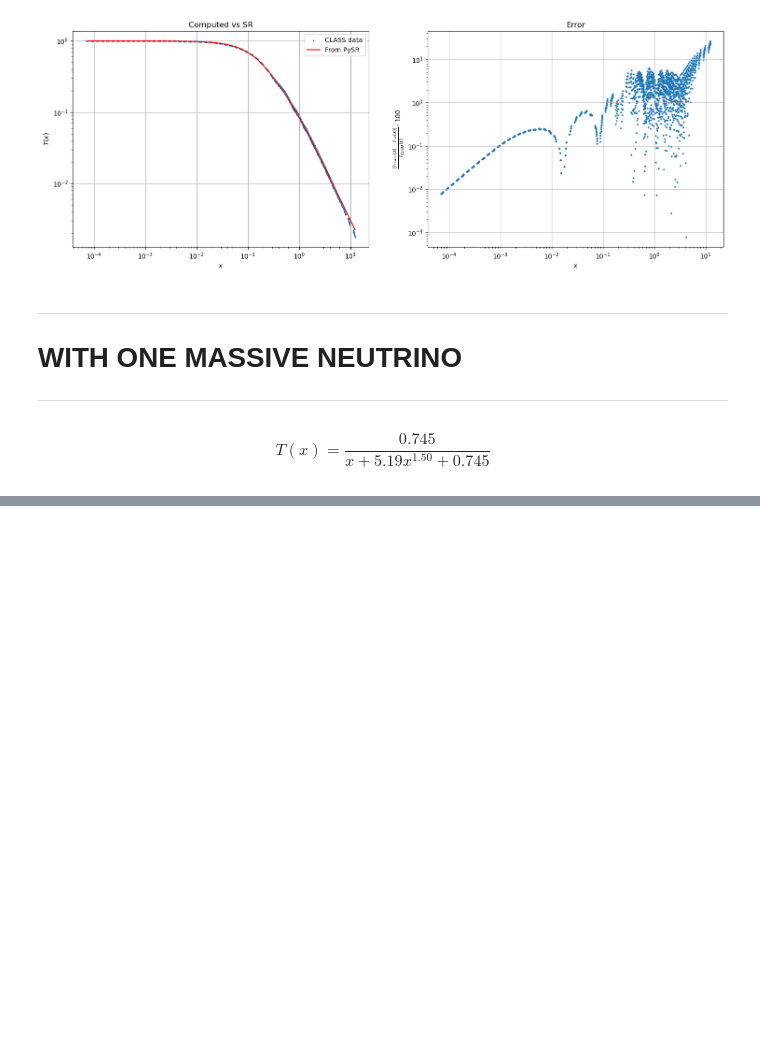
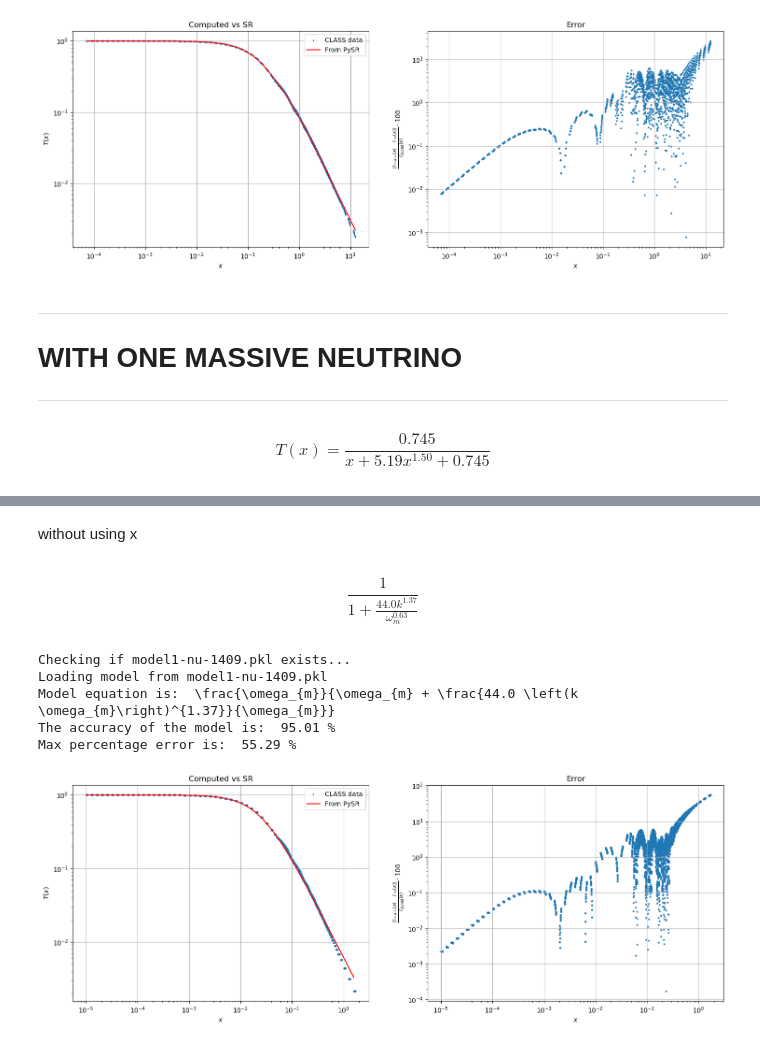
Before and after one commit to farocrown/Simreg, a Jupyter notebook: sr_tf_graphs.ipynb, the cells around one changed output, grey strips where cells are left out. Drawn from its saved outputs; the diff is of its cells as text; code cells hidden in the pictures; blank space fills up the shorter version.

```diff
--- a/sr_tf_graphs.ipynb
+++ b/sr_tf_graphs.ipynb
@@ -157,0 +169,35 @@ Max percentage error is:  33.7 %
+# %% [markdown]
+without using x
+# %% [markdown]
+$$\frac{1}{1 + \frac{44.0 k^{1.37}}{\omega^{0.63}_{m}}}$$
+# %%
+a = model.from_file('model1-nu-1409.pkl')
+T_1 = 1/(1+44*tf2['k (h/Mpc)']**1.37/tf2['omega_m']**0.63)
+print('Model equation is: ', a.latex())
+fig, axs = plt.subplots(1, 2, figsize=(18, 6))
+axs[0].scatter(tf2['k (h/Mpc)'],T2, s=2, label='CLASS data')
+axs[0].plot(tf2['k (h/Mpc)'][0:114], T_1[0:114], lw=1.5, label='From PySR', color='r')
+axs[0].set_xlabel(r'$x$')
+axs[0].set_ylabel(r'$T(x)$')
+axs[0].set_title('Computed vs SR')
+axs[0].loglog()
+axs[0].grid(True)
+axs[0].legend()
+
+
+axs[1].scatter(tf2['k (h/Mpc)'],error(T2,T_1),s=3)
+axs[1].set_xlabel(r'$x$')
+axs[1].set_ylabel(r'$\frac{|T_{CLASS}(x)-T_{SR}(x)|}{T_{CLASS}(x)}\cdot 100$')
+axs[1].set_title('Error')
+axs[1].grid(True)
+axs[1].loglog()
+
+print('The accuracy of the model is: ',np.round(accuracy(T2,T_1),2),'%')
+print('Max percentage error is: ',np.round(np.amax(error(T2,T_1)),2),'%')
+# %% [output]
+Checking if model1-nu-1409.pkl exists...
+Loading model from model1-nu-1409.pkl
+Model equation is:  \frac{\omega_{m}}{\omega_{m} + \frac{44.0 \left(k \omega_{m}\right)^{1.37}}{\omega_{m}}}
+The accuracy of the model is:  95.01 %
+Max percentage error is:  55.29 %
+[figure, added]
```
Also changed, not shown: parts of 4 cells of this notebook, 1 other file.
